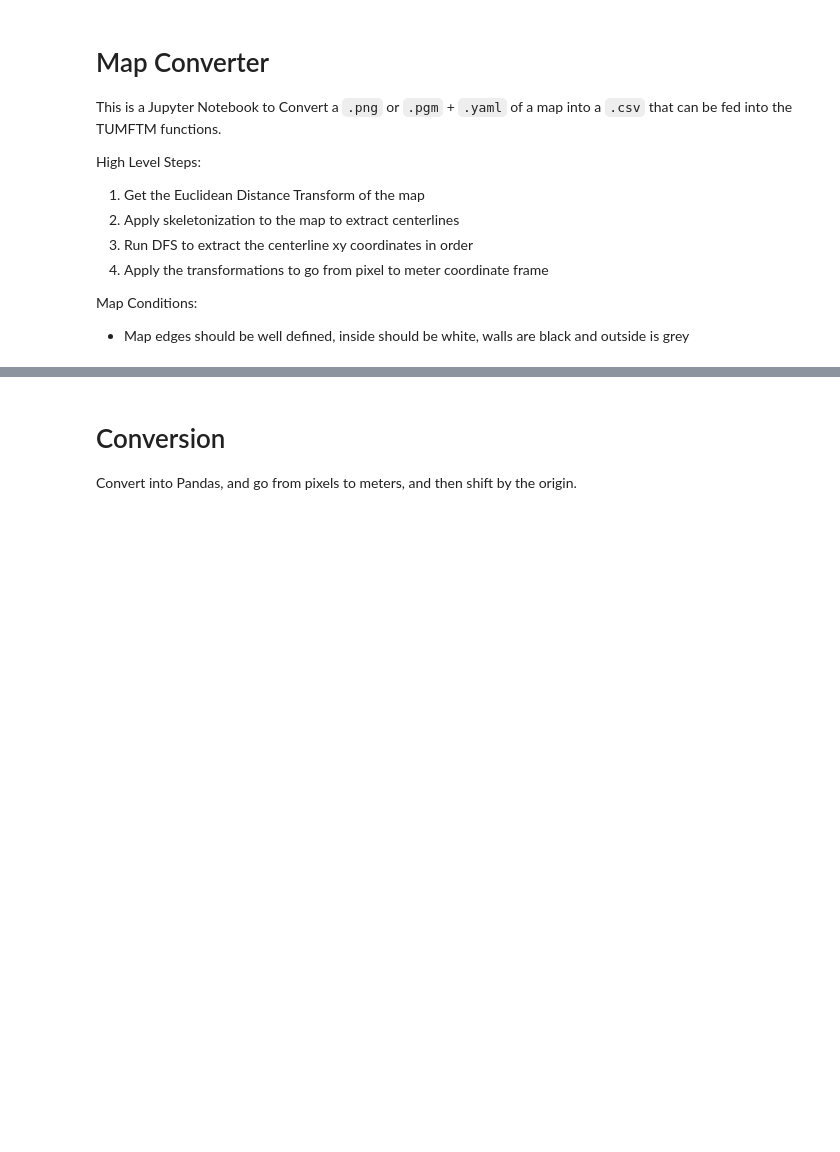
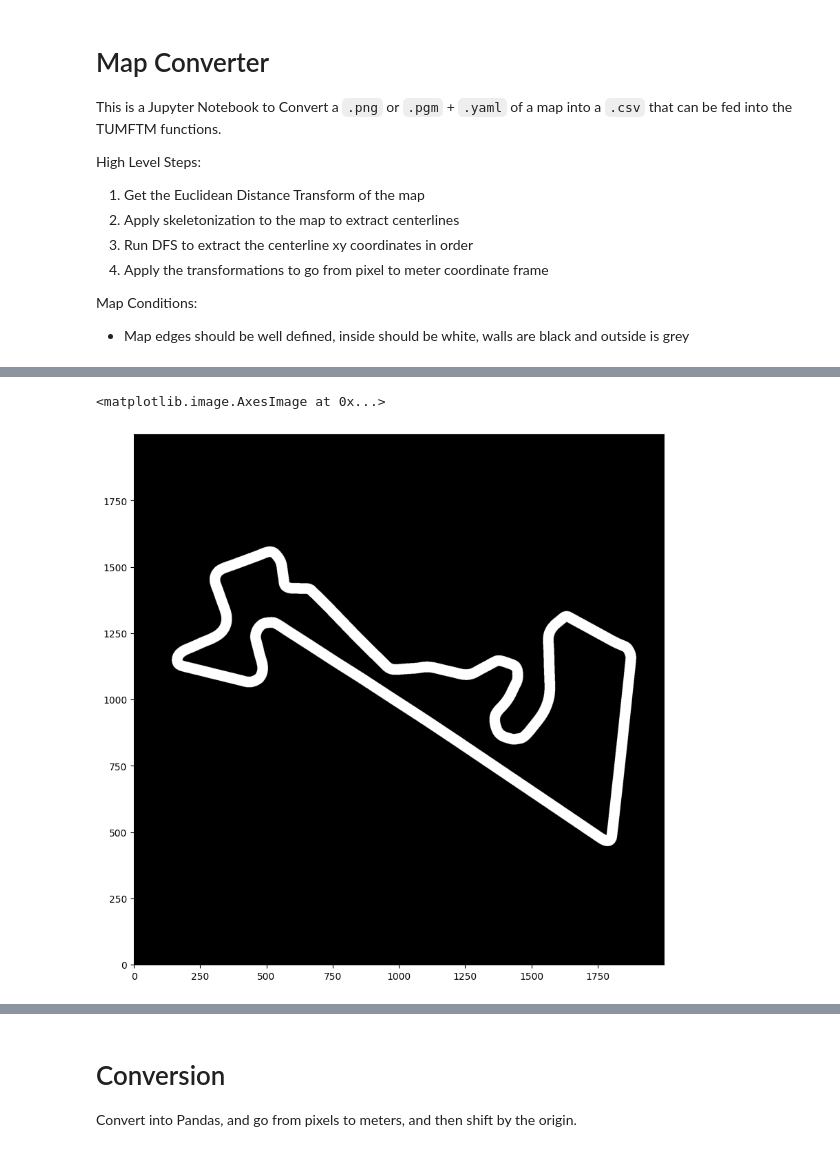
Before and after one commit to WVU-F1Tenth/Raceline-Optimization, a Jupyter notebook: map_converter.ipynb, the cells around one changed output, grey strips where cells are left out. Saved outputs shown, nothing was run; the diff lists cells and outputs as text; code cells hidden in the pictures; blank space fills up the shorter version.

```diff
--- a/map_converter.ipynb
+++ b/map_converter.ipynb
@@ -44,15 +69,25 @@ plt.imshow(raw_map_img, cmap='gray', origin='lower')
-# %%
-# grayscale -> binary. Converts grey to black
-map_img = raw_map_img.copy()
-map_img[map_img <= 210.] = 0
-map_img[map_img > 210.] = 1
-map_img = map_img.astype(bool)
-
-map_height = map_img.shape[0]
-map_width = map_img.shape[1]
-print(f'{map_height = }')
-print(f'{map_width = }')
-map_img
-plt.figure(figsize=(10, 10))
-plt.imshow(map_img, cmap='gray', origin='lower')
+# %%
+# Flood Fill
+
+map_img = flood_fill(map_img, (0, 0), False)
+map_img = flood_fill(map_img, (0, map_height-1), False)
+map_img = flood_fill(map_img, (map_width-1, 0), False)
+map_img = flood_fill(map_img, (map_width-1, map_height-1), False)
+# May need to run multiple times
+for i in range(0, 1):
+    y = map_height // 2
+    x = 0
+    saw_track = False
+    while not saw_track or map_img[x, y]:
+        x += 1
+        if map_img[x, y]:
+            saw_track = True
+    seed = (x, y)
+    map_img = flood_fill (map_img, seed, False)
+
+plt.figure(figsize=(10, 10))
+plt.imshow(map_img, cmap='gray', origin='lower')
+# %% [output]
+<matplotlib.image.AxesImage at 0x...>
+[figure, added]
 # %%
```
Also changed, not shown: parts of 15 cells of this notebook, 2 other files.
